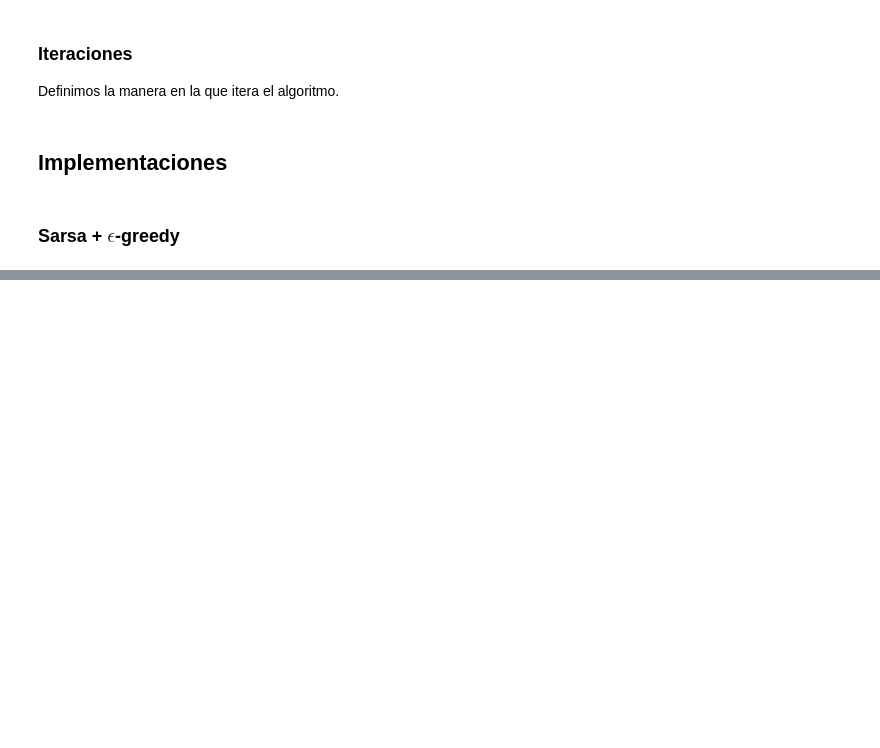
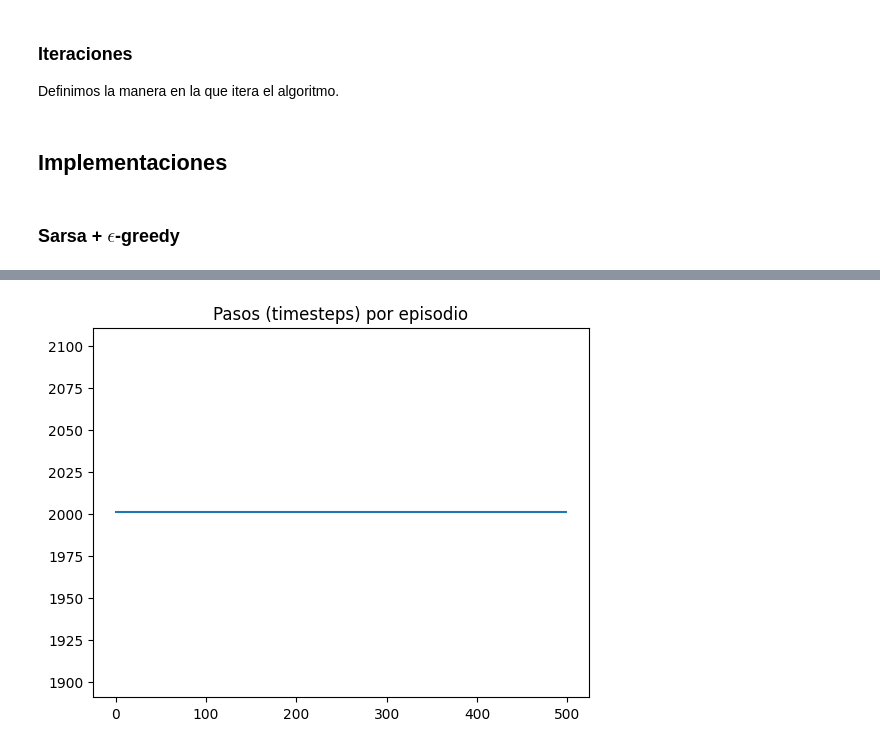
Before and after one commit to Cheva94/Diplo_Opt, a Jupyter notebook: 2_RL/Resolucion_Lab1.ipynb, the cells around one changed output, grey strips where cells are left out. Cells and saved outputs as stored; diff of their text form; code cells hidden in the pictures; blank space fills up the shorter version.

```diff
--- a/2_RL/Resolucion_Lab1.ipynb
+++ b/2_RL/Resolucion_Lab1.ipynb
@@ -453,0 +455,4 @@ Por otra parte, cada entorno posee los siguientes tres atributos principales:
+# %%
+plot_steps_per_episode(ep_timesteps)
+# %% [output]
+[figure, added]
```
Also changed, not shown: parts of 25 cells of this notebook.
